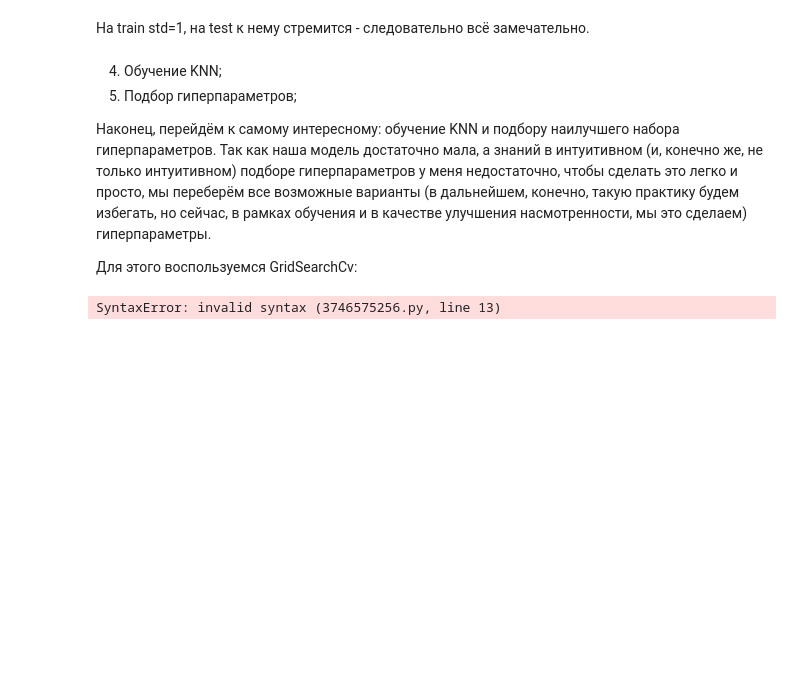
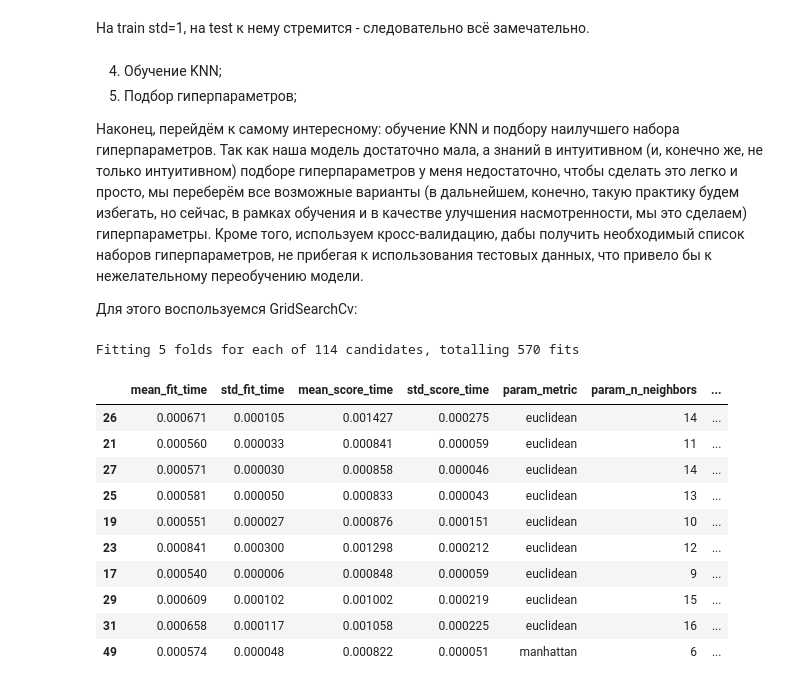
Before and after one commit to topj0bstule/ML_Course, a Jupyter notebook: hw03_/hw03_notebook.ipynb, the cells around one changed output. Cells and saved outputs as stored; diff of their text form; code cells hidden in the pictures; blank space fills up the shorter version.

Commit message:
KNN training, hyperparameter selection

```diff
--- a/hw03_/hw03_notebook.ipynb
+++ b/hw03_/hw03_notebook.ipynb
@@ -249,31 +249,40 @@ array([0.85754489, 0.8452672 , 0.9691546 , 0.93583444])
 4. Обучение KNN;
 5. Подбор гиперпараметров;
 
-Наконец, перейдём к самому интересному: обучение KNN и подбору наилучшего набора гиперпараметров. Так как наша модель достаточно мала, а знаний в интуитивном (и, конечно же, не только интуитивном) подборе гиперпараметров у меня недостаточно, чтобы сделать это легко и просто, мы переберём все возможные варианты (в дальнейшем, конечно, такую практику будем избегать, но сейчас, в рамках обучения и в качестве улучшения насмотренности, мы это сделаем) гиперпараметры.
+Наконец, перейдём к самому интересному: обучение KNN и подбору наилучшего набора гиперпараметров. Так как наша модель достаточно мала, а знаний в интуитивном (и, конечно же, не только интуитивном) подборе гиперпараметров у меня недостаточно, чтобы сделать это легко и просто, мы переберём все возможные варианты (в дальнейшем, конечно, такую практику будем избегать, но сейчас, в рамках обучения и в качестве улучшения насмотренности, мы это сделаем) гиперпараметры. Кроме того, используем кросс-валидацию, дабы получить необходимый список наборов гиперпараметров, не прибегая к использования тестовых данных, что привело бы к нежелательному переобучению модели.
 
 Для этого воспользуемся GridSearchCv:
 # %%
-values = range(1, 20)
-metrics = ['euclidean', 'manhattan', 'chebyshev']
-weights_types = ['uniform', 'distance']
+param_grid = {
+    'n_neighbors': range(1,20),
+    'metric': ['euclidean', 'manhattan', 'chebyshev'],
+    'weights': ['uniform', 'distance']
+}
 
-for weight_type in weights_types:
-    for metric in metrics:
-        scores = []
-        for value in  values:
-            knn = KNeighborsClassifier(n_neighbors=value, weights=weight_type, metric=metric)
-            knn.fit(X_train_scaled, Y_train)
-            scores.append(knn.score(X_test_scaled, Y_test))
-        df_scores = pd.DataFrame({
-            'k': list(values),
-            'accuracy': scores
-        })
-        fig = px.line(
-            df_scores,
-            x='k',
-            y='accuracy',
-            title=f'KNN: metric={metric}, weights={weight_type}'
-        )
-        fig.show()
+grid_search = GridSearchCV(
+    KNeighborsClassifier(),
+    param_grid,
+    cv=5,
+    scoring='accuracy',
+    verbose=1
+)
+
+grid_search.fit(X_train_scaled, Y_train)
+
+cv_results = pd.DataFrame(grid_search.cv_results_)
+cv_results = cv_results.sort_values('rank_test_score')
+
+cv_results.head(10)
 # %% [output]
-SyntaxError: invalid syntax (3746575256.py, line 13)
+Fitting 5 folds for each of 114 candidates, totalling 570 fits
+|  | mean_fit_time | std_fit_time | mean_score_time | std_score_time | param_metric | param_n_neighbors | ... |
+| 26 | 0.000671 | 0.000105 | 0.001427 | 0.000275 | euclidean | 14 | ... |
+| 21 | 0.000560 | 0.000033 | 0.000841 | 0.000059 | euclidean | 11 | ... |
+| 27 | 0.000571 | 0.000030 | 0.000858 | 0.000046 | euclidean | 14 | ... |
+| 25 | 0.000581 | 0.000050 | 0.000833 | 0.000043 | euclidean | 13 | ... |
+| 19 | 0.000551 | 0.000027 | 0.000876 | 0.000151 | euclidean | 10 | ... |
+| 23 | 0.000841 | 0.000300 | 0.001298 | 0.000212 | euclidean | 12 | ... |
+| 17 | 0.000540 | 0.000006 | 0.000848 | 0.000059 | euclidean | 9 | ... |
+| 29 | 0.000609 | 0.000102 | 0.001002 | 0.000219 | euclidean | 15 | ... |
+| 31 | 0.000658 | 0.000117 | 0.001058 | 0.000225 | euclidean | 16 | ... |
+| 49 | 0.000574 | 0.000048 | 0.000822 | 0.000051 | manhattan | 6 | ... |
```
Also changed, not shown: parts of 4 cells of this notebook.
